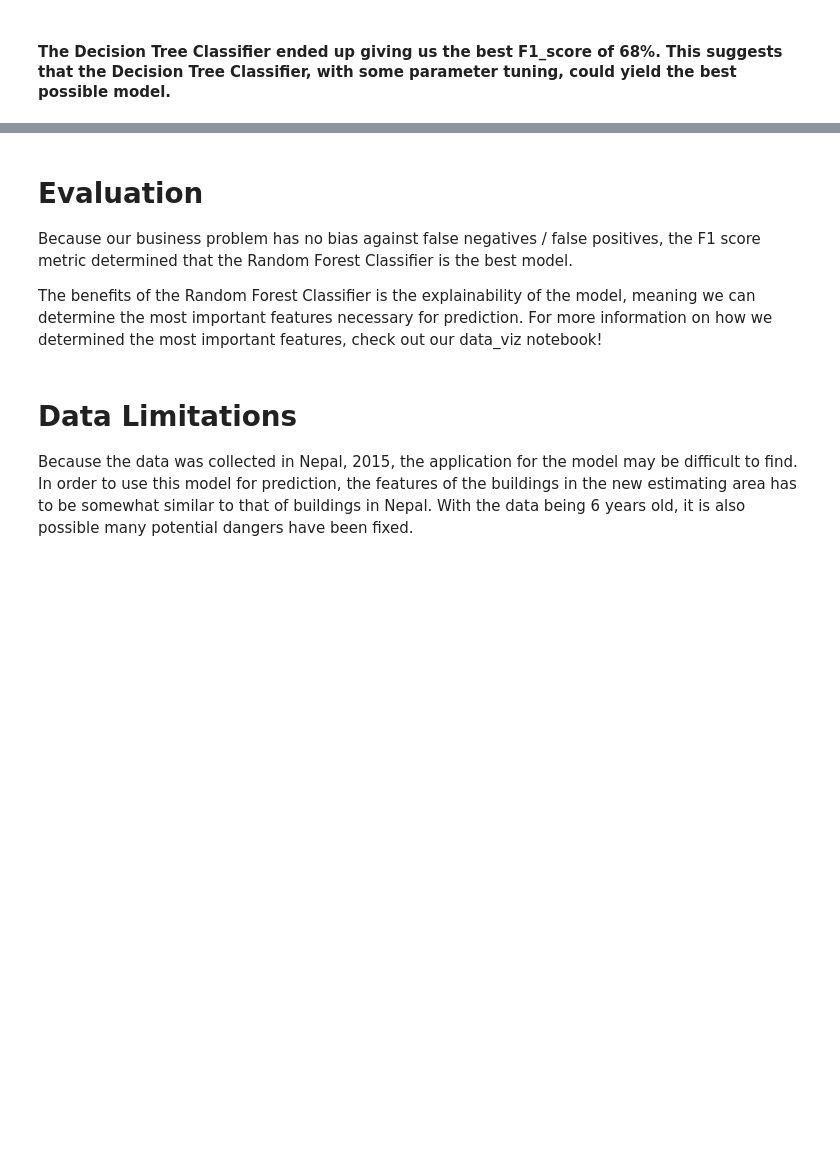
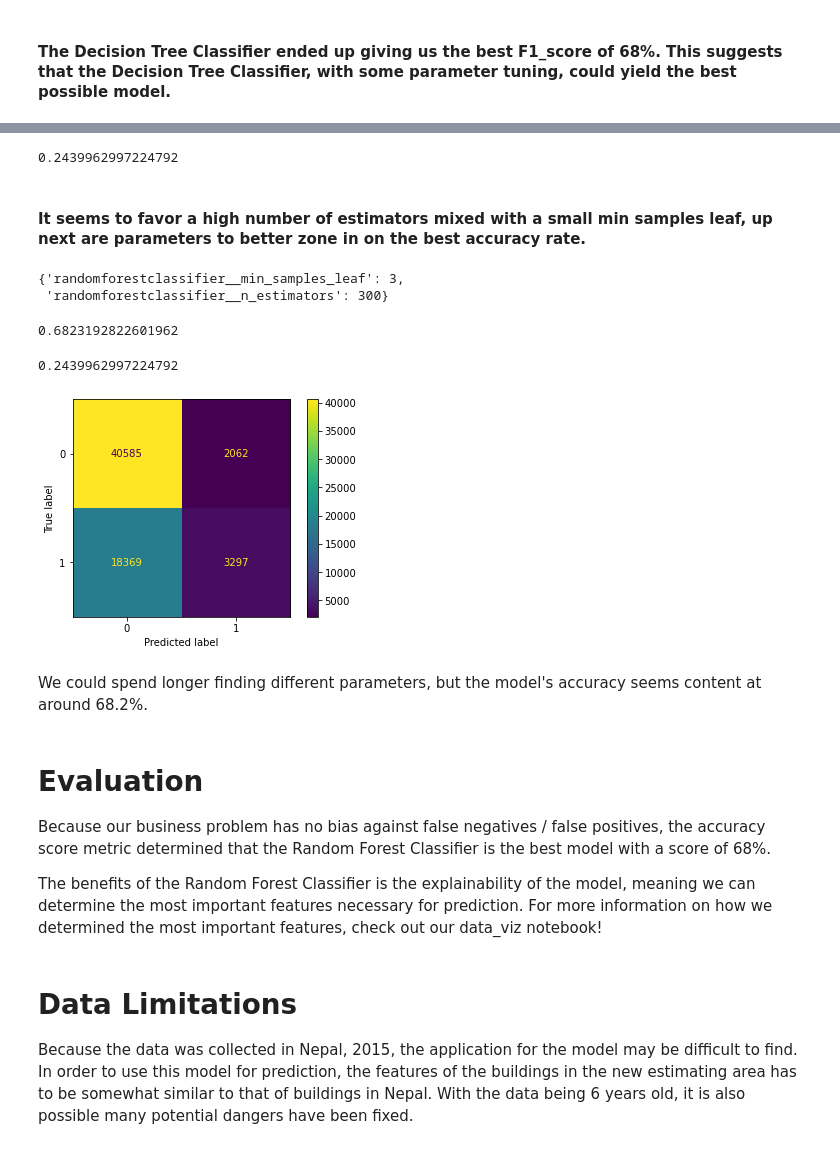
Before and after one commit to Baekho4245/predicting_earthquake_damage, a Jupyter notebook: modeling_earthquake_damage.ipynb, the cells around one changed output, grey strips where cells are left out. Saved outputs shown, nothing was run; the diff lists cells and outputs as text; code cells hidden in the pictures; blank space fills up the shorter version.

Commit message:
Ran Models 2 and 3 for accuracy score output

```diff
--- a/modeling_earthquake_damage.ipynb
+++ b/modeling_earthquake_damage.ipynb
@@ -200,2 +203,8 @@ f1_score(y_test, y_pred, average = 'micro')
 # %% [markdown]
 #### The Decision Tree Classifier ended up giving us the best F1_score of 68%. This suggests that the Decision Tree Classifier, with some parameter tuning, could yield the best possible model.
+# %%
+param_grid = {'randomforestclassifier__n_estimators': [150, 200, 250],
+              'randomforestclassifier__min_samples_leaf': [3, 4, 5, 6, 7]}
+gs = GridSearchCV(pipe, param_grid, cv=5)
+gs.fit(X_train, y_train.values.ravel())
+gs.best_params_
@@ -201,0 +219,28 @@ f1_score(y_test, y_pred, average = 'micro')
+# %%
+f1_score(y_test, y_pred)
+# %% [output]
+0.2439962997224792
+# %% [markdown]
+#### It seems to favor a high number of estimators mixed with a small min samples leaf, up next are parameters to better zone in on the best accuracy rate.
+# %%
+param_grid = {'randomforestclassifier__n_estimators': [250, 300, 350, 400],
+              'randomforestclassifier__min_samples_leaf': [3]}
+gs = GridSearchCV(pipe, param_grid, cv=5)
+gs.fit(X_train, y_train.values.ravel())
+gs.best_params_
+# %% [output]
+{'randomforestclassifier__min_samples_leaf': 3,
+ 'randomforestclassifier__n_estimators': 300}
+# %%
+y_pred = gs.predict(X_test)
+accuracy_score(y_test, y_pred)
+# %% [output]
+0.6823192822601962
+# %%
+f1_score(y_test, y_pred)
+# %% [output]
+0.2439962997224792
+# %%
+plot_confusion_matrix(gs, X_test, y_test);
+# %% [output]
+[figure, added]
@@ -202,7 +271,9 @@ f1_score(y_test, y_pred, average = 'micro')
+# %% [markdown]
+We could spend longer finding different parameters, but the model's accuracy seems content at around 68.2%.
 # %% [markdown]
 # Evaluation
 
-Because our business problem has no bias against false negatives / false positives, the F1 score metric determined that the Random Forest Classifier is the best model.
+Because our business problem has no bias against false negatives / false positives, the accuracy score metric determined that the Random Forest Classifier is the best model with a score of 68%.
 
 The benefits of the Random Forest Classifier is the explainability of the model, meaning we can determine the most important features necessary for prediction. For more information on how we determined the most important features, check out our data_viz notebook!
 # %% [markdown]
```
Also changed, not shown: parts of 23 cells of this notebook.
